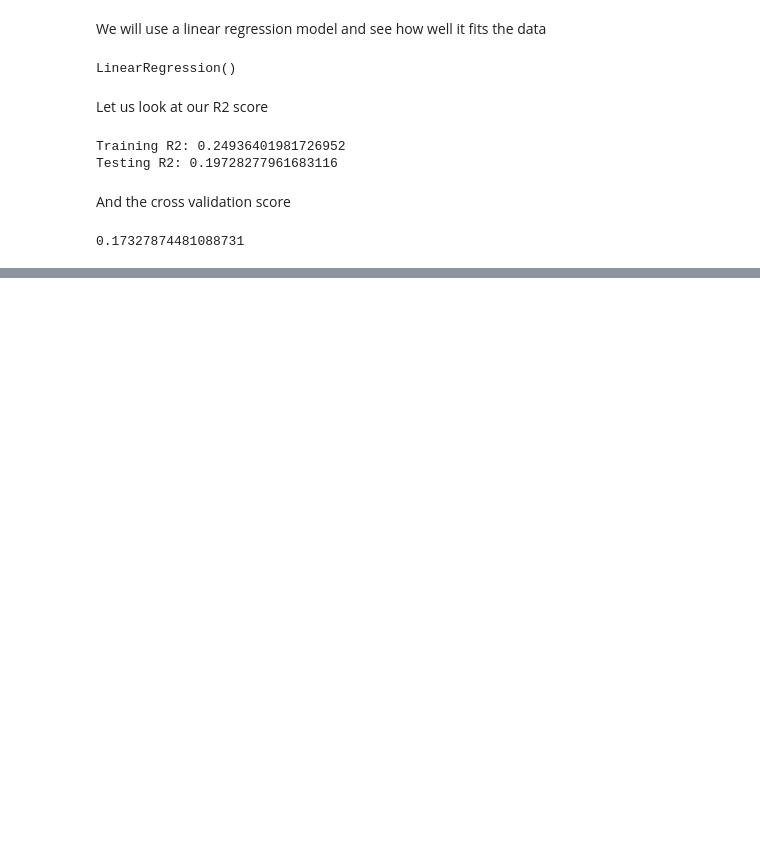
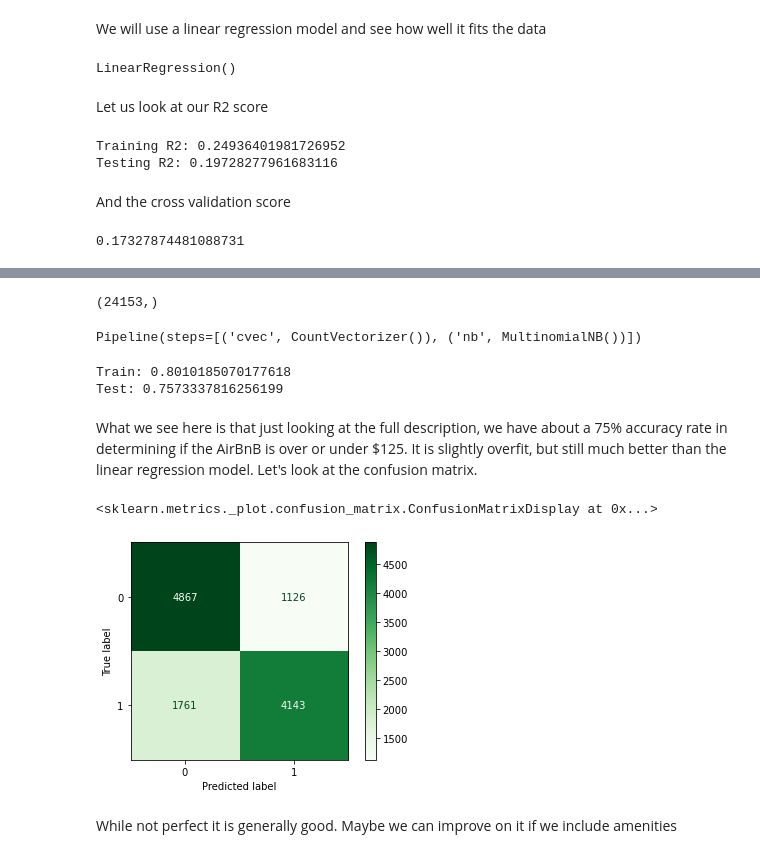
Before and after one commit to matthew-edelmann/capstone_, a Jupyter notebook: new_york_airbnb.ipynb, the cells around one changed output, grey strips where cells are left out. Saved outputs shown, nothing was run; the diff lists cells and outputs as text; code cells hidden in the pictures; blank space fills up the shorter version.

```diff
--- a/new_york_airbnb.ipynb
+++ b/new_york_airbnb.ipynb
@@ -752,0 +833,5 @@ This is the best linear regression model I could come up with. As we see it isn'
+# %%
+X = X.map(lambda x: " " + x + " ")
+for i in stopwords.words('english'):
+    word = " " + i + " "
+    X = X.map(lambda x: x.replace(word, ' '))
@@ -752,0 +849,7 @@ This is the best linear regression model I could come up with. As we see it isn'
+# %%
+# Split the data into the training and testing sets.
+X_train, X_test, y_train, y_test = train_test_split(X,
+                                                    y,
+                                                    test_size=0.33,
+                                                    stratify=y,
+                                                    random_state=42)
@@ -752,0 +860,22 @@ This is the best linear regression model I could come up with. As we see it isn'
+# %%
+#Create pipeline
+pipe = Pipeline([
+    ('cvec', CountVectorizer()),
+    ('nb', MultinomialNB())
+])
+# %%
+X_train.shape
+# %% [output]
+(24153,)
+# %%
+pipe.fit(X_train, y_train)
+# %% [output]
+Pipeline(steps=[('cvec', CountVectorizer()), ('nb', MultinomialNB())])
+# %%
+print('Train:', pipe.score(X_train, y_train))
+print('Test:', pipe.score(X_test, y_test))
+# %% [output]
+Train: 0.8010185070177618
+Test: 0.7573337816256199
+# %% [markdown]
+What we see here is that just looking at the full description, we have about a 75% accuracy rate in determining if the AirBnB is over or under $125. It is slightly overfit, but still much better than the linear regression model. Let's look at the confusion matrix.
@@ -752,0 +884,8 @@ This is the best linear regression model I could come up with. As we see it isn'
+# %%
+# Confusion matrix
+plot_confusion_matrix(pipe, X_test, y_test, cmap='Greens')
+# %% [output]
+<sklearn.metrics._plot.confusion_matrix.ConfusionMatrixDisplay at 0x...>
+[figure, added]
+# %% [markdown]
+While not perfect it is generally good. Maybe we can improve on it if we include amenities
```
Also changed, not shown: parts of 68 cells of this notebook.
